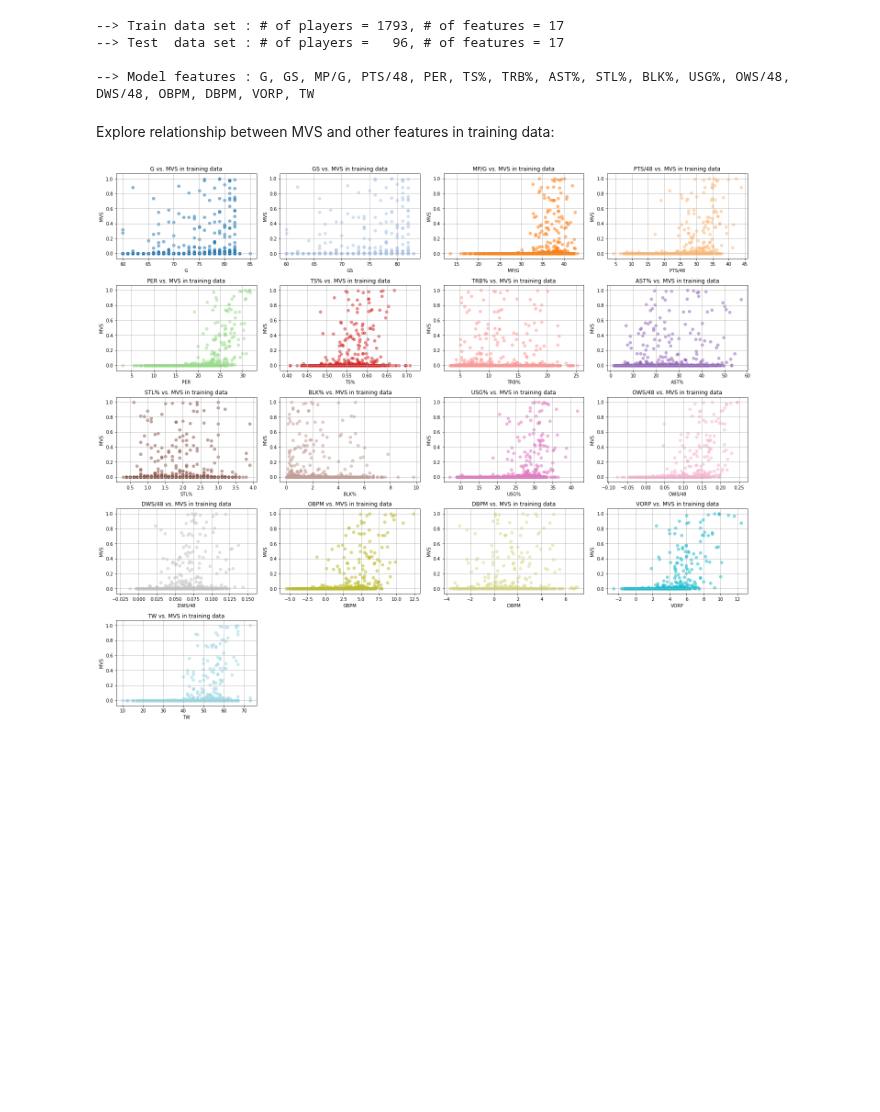
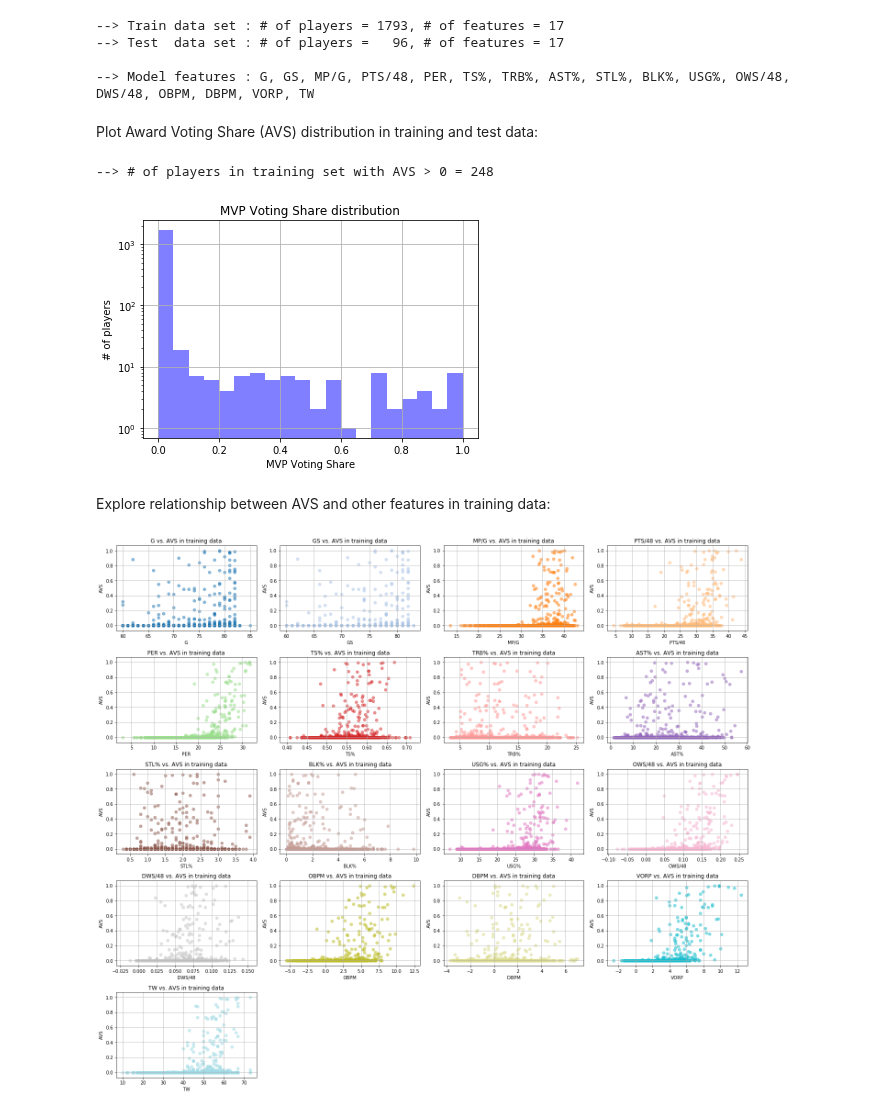
Before and after one commit to gmalim/NBA_analysis, a Jupyter notebook: NBA_PlayerAwards.ipynb, the cells around one changed output. Drawn from its saved outputs; the diff is of its cells as text; code cells hidden in the pictures; blank space fills up the shorter version.

```diff
--- a/NBA_PlayerAwards.ipynb
+++ b/NBA_PlayerAwards.ipynb
@@ -71,0 +79,6 @@ interpreter: 64bit
+# %%
+awards = ['MVP', 'ROY', 'DPOY']
+
+award = awards[0]
+
+print("--> Player Award used in analysis = {}".format(award))
@@ -307,8 +326,29 @@ print(*X_train.columns, sep=', ')
 --> Test  data set : # of players =   96, # of features = 17
 
 --> Model features : G, GS, MP/G, PTS/48, PER, TS%, TRB%, AST%, STL%, BLK%, USG%, OWS/48, DWS/48, OBPM, DBPM, VORP, TW
+# %% [markdown]
+Plot Award Voting Share (AVS) distribution in training and test data:
+# %%
+plt.figure(1)
+
+plt.hist(y_train, range=(0, 1), bins=20, histtype="stepfilled", color='b', lw=2, alpha=0.5)
+if test_year_truth_is_known:
+    plt.hist(y_test,  range=(0, 1), bins=20, histtype="stepfilled", color='r', lw=2, alpha=0.5)
+
+plt.title("{} Voting Share distribution".format(award))
+plt.xlabel("{} Voting Share".format(award))
+plt.ylabel("# of players")
+plt.yscale('log')
+plt.grid(True)
+
+print("--> # of players in training set with AVS > 0 =", len(df_train[df_train['AVS'] > 0]))
+if test_year_truth_is_known:
+    print("--> # of players in test     set with AVS > 0 =", len(df_test [df_test ['AVS'] > 0]))
+# %% [output]
+--> # of players in training set with AVS > 0 = 248
+[figure, added]
 # %% [markdown]
-Explore relationship between MVS and other features in training data:
+Explore relationship between AVS and other features in training data:
 # %%
 color=iter(plt.cm.tab20(np.linspace(0, 1, len(X_train.columns))))
 
```
Also changed, not shown: parts of 36 cells of this notebook, 2 other files.
